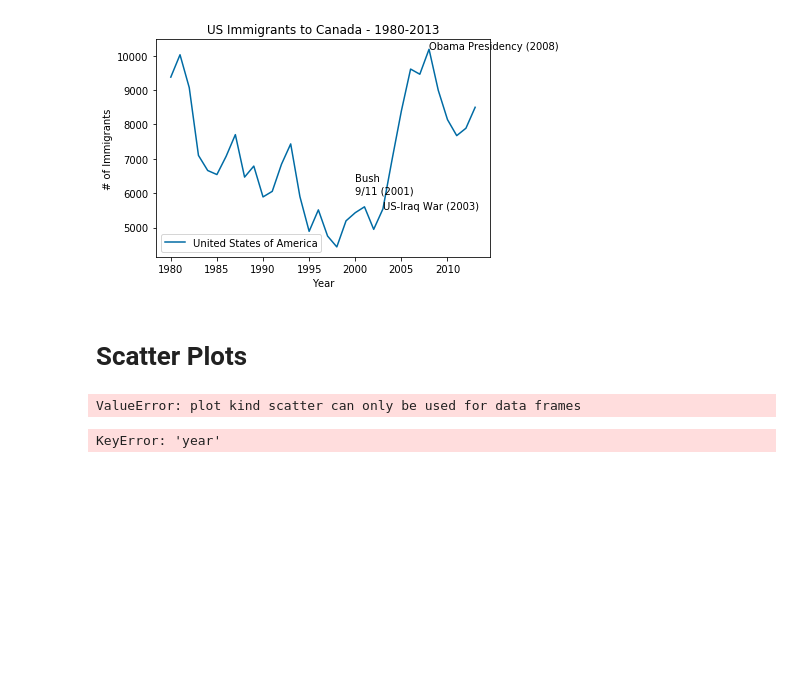
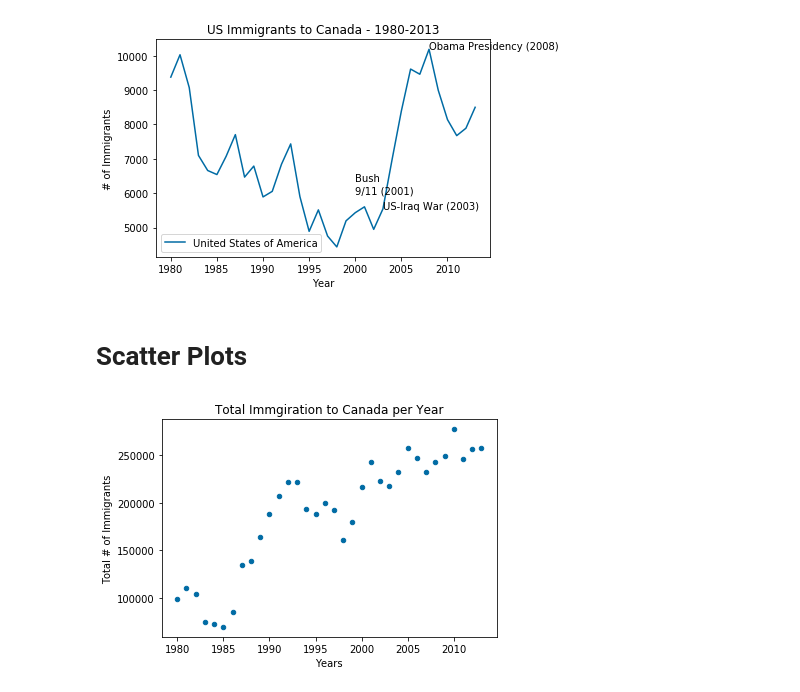
Before and after one commit to YM88/data_visualization_methods_with_python, a Jupyter notebook: 001.ipynb, the cells around one changed output. Drawn from its saved outputs; the diff is of its cells as text; code cells hidden in the pictures; blank space fills up the shorter version.

Commit message:
added  scatter  plot

```diff
--- a/001.ipynb
+++ b/001.ipynb
@@ -294,13 +294,16 @@ plt.xlabel('Year');
 [figure]
 # %% [markdown]
 # Scatter Plots
-# %%
-df[years].sum(axis=0).plot(kind='scatter', x='year', y='total')
-#Well the error sucks
-# %% [output]
-ValueError: plot kind scatter can only be used for data frames
-# %%
-pd.DataFrame(df[years].sum(axis=0)).plot(kind='scatter', x='year', y='total')
-#Well the error sucks
-# %% [output]
-KeyError: 'year'
+# %%
+# scatterplot doesn't work on series, so we have to create a dataframe of our aggregated series
+total_year = pd.DataFrame(df[years].sum(axis=0))
+total_year.reset_index(inplace=True)
+#scatter plot also requires a x and y value so we have to move back the year index by resetting it and changing the names for ease of use
+total_year.rename(columns={'index':'year', 0:'total'}, inplace=True)
+# %%
+total_year.plot(kind='scatter', x='year', y='total')
+plt.title('Total Immgiration to Canada per Year')
+plt.xlabel('Years')
+plt.ylabel('Total # of Immigrants');
+# %% [output]
+[figure, added]
```
Also changed, not shown: parts of 1 cell of this notebook.
